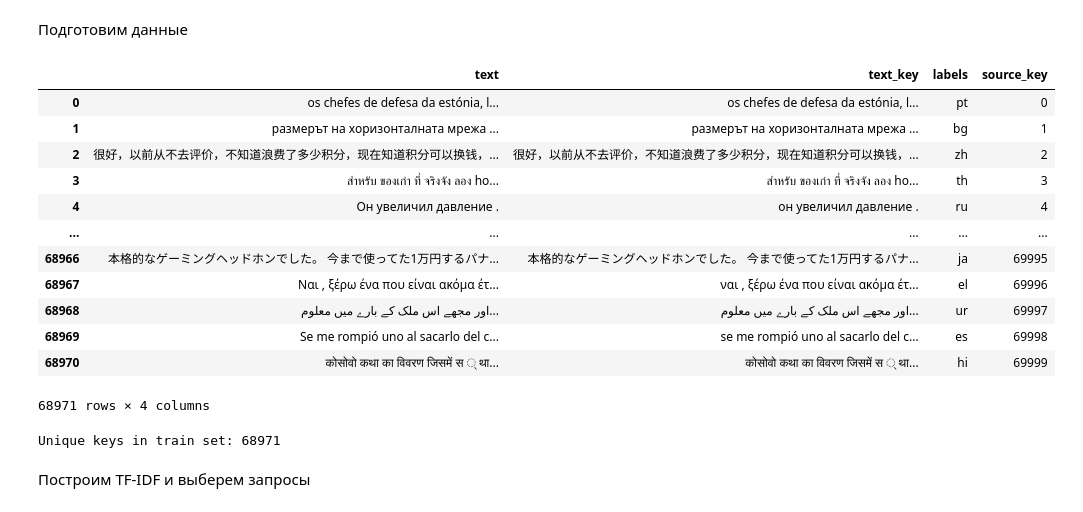
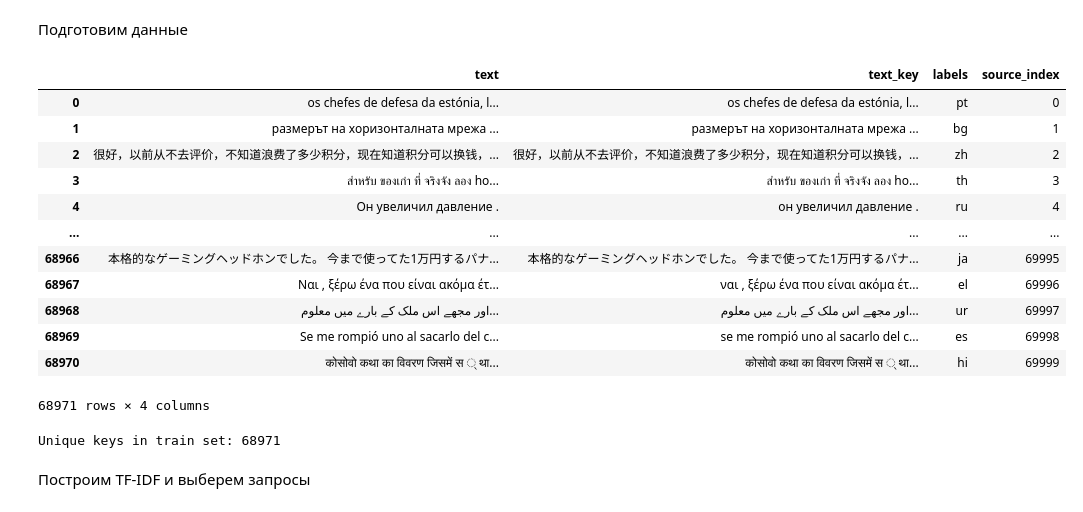
Before and after one commit to glitch-prog/lang-id, a Jupyter notebook: notebooks/01_eda.ipynb, the cells around one changed output. Cells and saved outputs as stored; diff of their text form; code cells hidden in the pictures.

```diff
--- a/notebooks/01_eda.ipynb
+++ b/notebooks/01_eda.ipynb
@@ -425,16 +425,16 @@ Strings for checking:  11
 # %%
 train_unique = (
   df.loc[df["split"].eq("train"), ["text", "text_key", "labels"]]
-  .assign(source_key=lambda part: part.index)
+  .assign(source_index=lambda part: part.index)
   .dropna(subset=["text_key"])
   .drop_duplicates("text_key")
   .reset_index(drop=True)
 )
 
 display(train_unique)
 print("Unique keys in train set:", len(train_unique))
 # %% [output]
-|  | text | text_key | labels | source_key |
+|  | text | text_key | labels | source_index |
 | 0 | os chefes de defesa da estónia, l... | os chefes de defesa da estónia, l... | pt | 0 |
 | 1 | размерът на хоризонталната мрежа ... | размерът на хоризонталната мрежа ... | bg | 1 |
 | 2 | 很好，以前从不去评价，不知道浪费了多少积分，现在知道积分可以换钱，... | 很好，以前从不去评价，不知道浪费了多少积分，现在知道积分可以换钱，... | zh | 2 |
```
Also changed, not shown: parts of 2 cells of this notebook.
